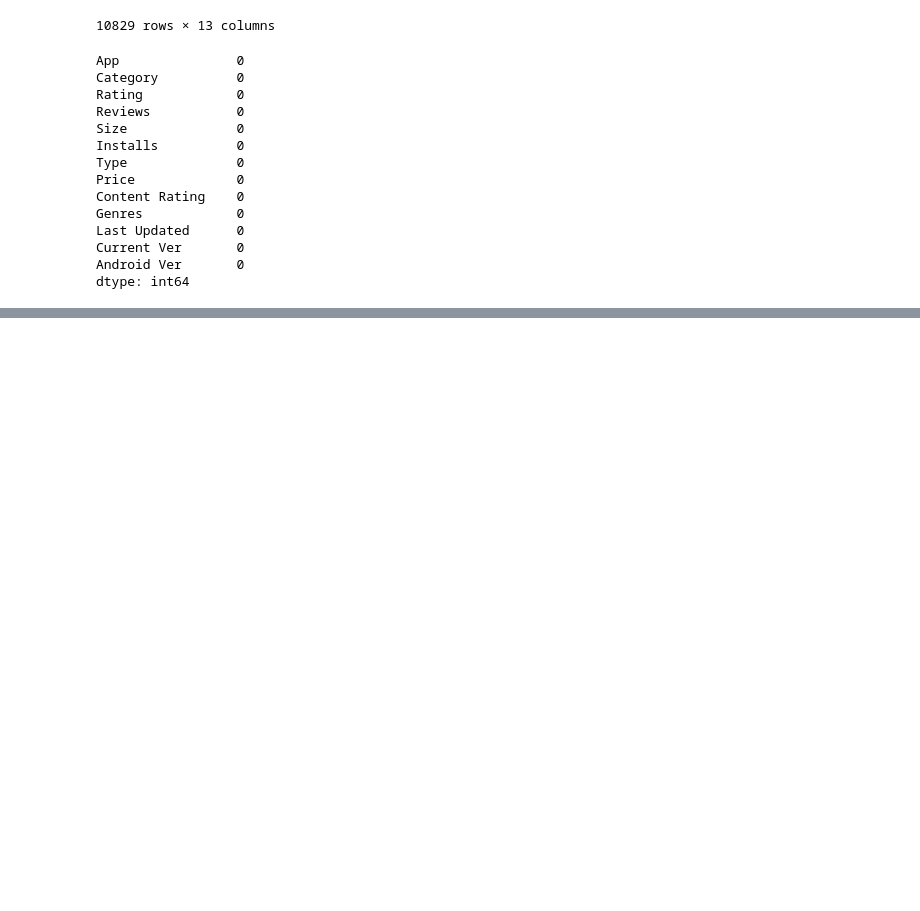
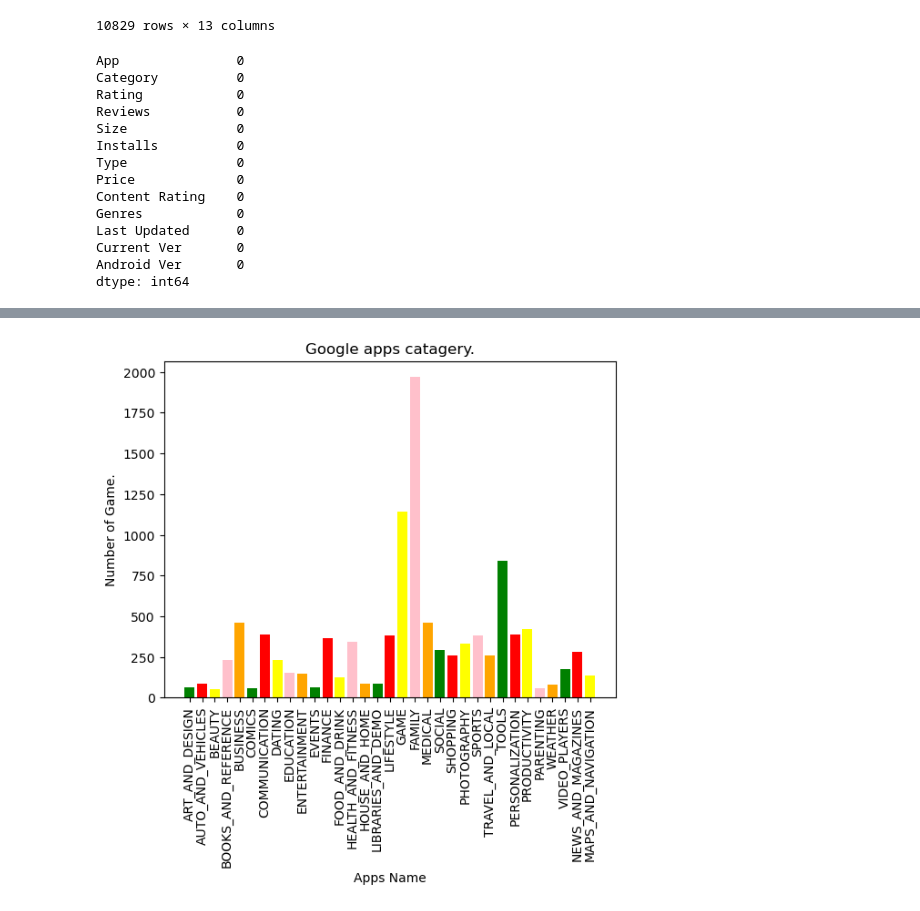
Before and after one commit to Babul-Thakur-2005/Google-Playstore-EDA, a Jupyter notebook: googlePlaYstoreEDA.ipynb, the cells around one changed output, grey strips where cells are left out. Saved outputs shown, nothing was run; the diff lists cells and outputs as text; code cells hidden in the pictures; blank space fills up the shorter version.

Commit message:
create graph on apps categery.

```diff
--- a/googlePlaYstoreEDA.ipynb
+++ b/googlePlaYstoreEDA.ipynb
@@ -404,0 +419,10 @@ dtype: int64
+# %%
+catagery = {}
+
+for name in data['Category'].unique():
+    count = 0
+    for i in data["Category"]:
+        if i == name:
+            count += 1
+    catagery[name] = count
+catagery
@@ -404,0 +447,14 @@ dtype: int64
+# %%
+from matplotlib import pyplot as plt
+xlabel = catagery.keys()
+ylabel = catagery.values()
+colors = ['green','red','yellow','pink','orange']
+plt.title("Google apps catagery.")
+plt.xlabel("Apps Name")
+plt.ylabel("Number of Game.")
+plt.bar(xlabel,ylabel, color=colors)
+plt.xticks(rotation = 90)
+plt.show()
+print("From here we seen family apps ")
+# %% [output]
+[figure, added]
```
Also changed, not shown: parts of 5 cells of this notebook.
